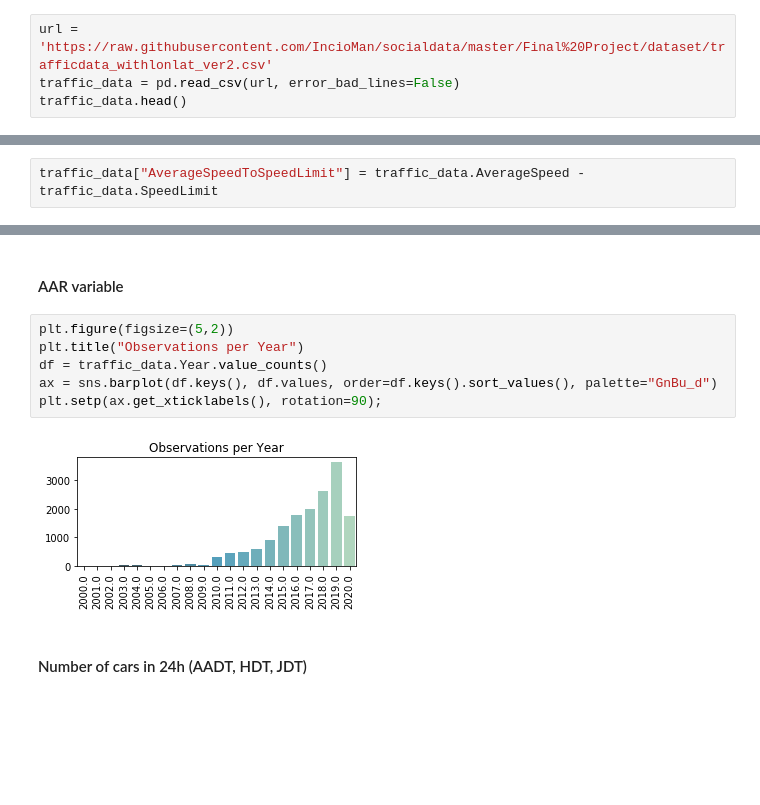
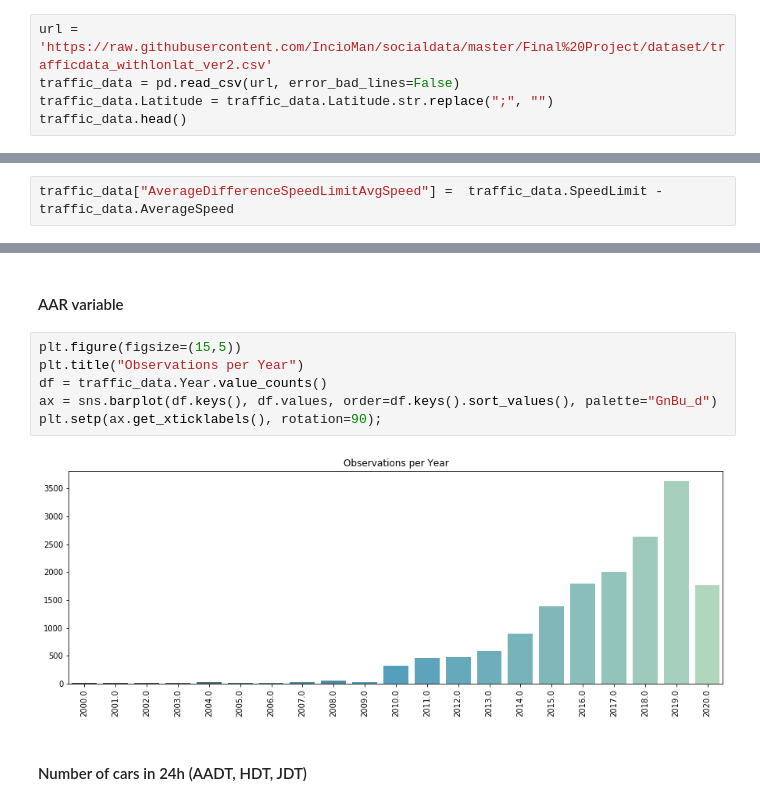
Before and after one commit to IncioMan/socialdata, a Jupyter notebook: Final Project/Dataset exploration - Alessandro.ipynb, the cells around one changed output, grey strips where cells are left out. Cells and saved outputs as stored; diff of their text form; blank space fills up the shorter version.

```diff
--- a/Final Project/Dataset exploration - Alessandro.ipynb
+++ b/Final Project/Dataset exploration - Alessandro.ipynb
@@ -52,6 +55,7 @@ http://noegletal.dk/noegletal/
 # %%
 url = 'https://raw.githubusercontent.com/IncioMan/socialdata/master/Final%20Project/dataset/trafficdata_withlonlat_ver2.csv'
 traffic_data = pd.read_csv(url, error_bad_lines=False)
+traffic_data.Latitude = traffic_data.Latitude.str.replace(";", "")
 traffic_data.head()
 # %% [output]
 |  | FID | Dataowner | RoadManager | RoadId | RoadPartId | RoadName | Kilometer | Meter | Location | ... |
@@ -312,7 +328,7 @@ Many of the variables have tendencies to have long tails to the right, which ind
 traffic_data = traffic_data.dropna(subset=['SpeedLimit', 'AverageSpeed'])
 traffic_data = traffic_data.astype({'SpeedLimit': 'float64'})
 # %%
-traffic_data["AverageSpeedToSpeedLimit"] = traffic_data.AverageSpeed - traffic_data.SpeedLimit
+traffic_data["AverageDifferenceSpeedLimitAvgSpeed"] =  traffic_data.SpeedLimit - traffic_data.AverageSpeed
 # %%
 traffic_data["JulyWeekdaysRatio"] = traffic_data.DailyJulyTraffic / traffic_data.AverageWeekdayDailyVehicles
 # %%
@@ -333,13 +349,13 @@ plt.setp(ax.get_xticklabels(), rotation=90);
 # %% [markdown]
 #### AAR variable
 # %%
-plt.figure(figsize=(5,2))
+plt.figure(figsize=(15,5))
 plt.title("Observations per Year")
 df = traffic_data.Year.value_counts()
 ax = sns.barplot(df.keys(), df.values, order=df.keys().sort_values(), palette="GnBu_d")
 plt.setp(ax.get_xticklabels(), rotation=90);
 # %% [output]
-[figure, old version]
+[figure, new version]
 # %% [markdown]
 #### Number of cars in 24h (AADT, HDT, JDT)
 # %%
```
Also changed, not shown: parts of 10 cells of this notebook.
